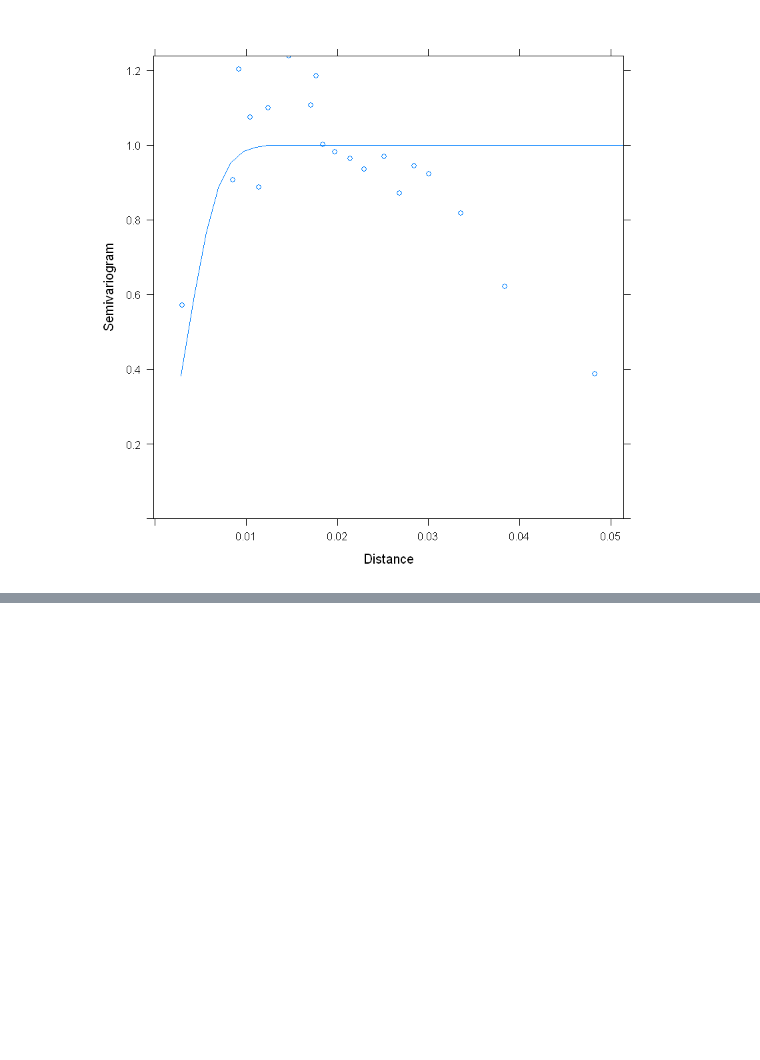
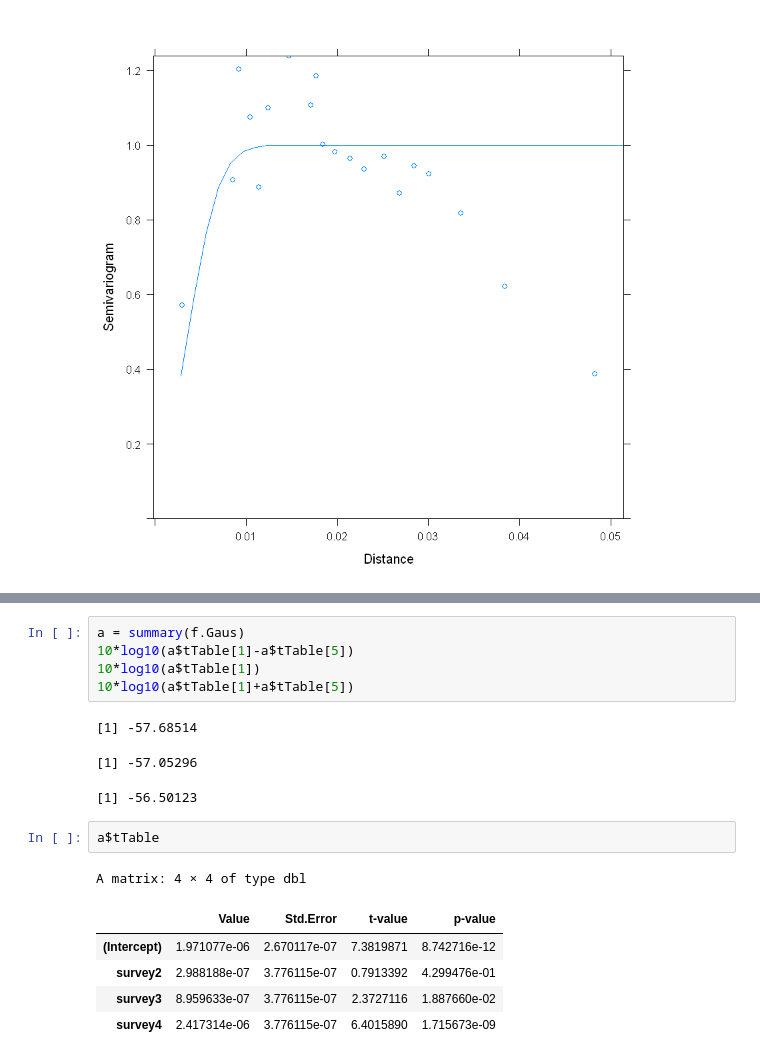
Before and after one commit to leviner/saildrone-2018, a Jupyter notebook: code/acousticData/analysis/2-GLSModels.ipynb, the cells around one changed output, grey strips where cells are left out. Drawn from its saved outputs; the diff is of its cells as text; blank space fills up the shorter version.

```diff
--- a/code/acousticData/analysis/2-GLSModels.ipynb
+++ b/code/acousticData/analysis/2-GLSModels.ipynb
@@ -240,0 +312,18 @@ A anova.lme: 2 × 3
+# %%
+a = summary(f.Gaus)
+10*log10(a$tTable[1]-a$tTable[5])
+10*log10(a$tTable[1])
+10*log10(a$tTable[1]+a$tTable[5])
+# %% [output]
+[1] -57.68514
+[1] -57.05296
+[1] -56.50123
+# %%
+a$tTable
+# %% [output]
+A matrix: 4 × 4 of type dbl
+|  | Value | Std.Error | t-value | p-value |
+| (Intercept) | 1.971077e-06 | 2.670117e-07 | 7.3819871 | 8.742716e-12 |
+| survey2 | 2.988188e-07 | 3.776115e-07 | 0.7913392 | 4.299476e-01 |
+| survey3 | 8.959633e-07 | 3.776115e-07 | 2.3727116 | 1.887660e-02 |
+| survey4 | 2.417314e-06 | 3.776115e-07 | 6.4015890 | 1.715673e-09 |
```
Also changed, not shown: parts of 9 cells of this notebook, 7 other files.
